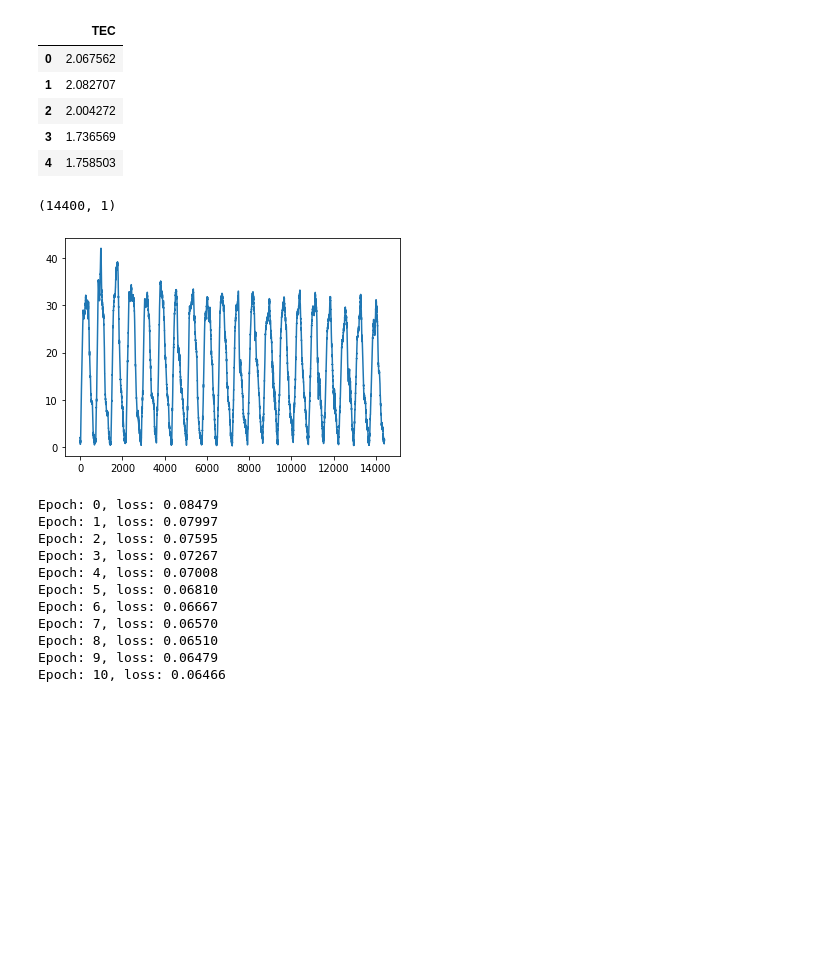
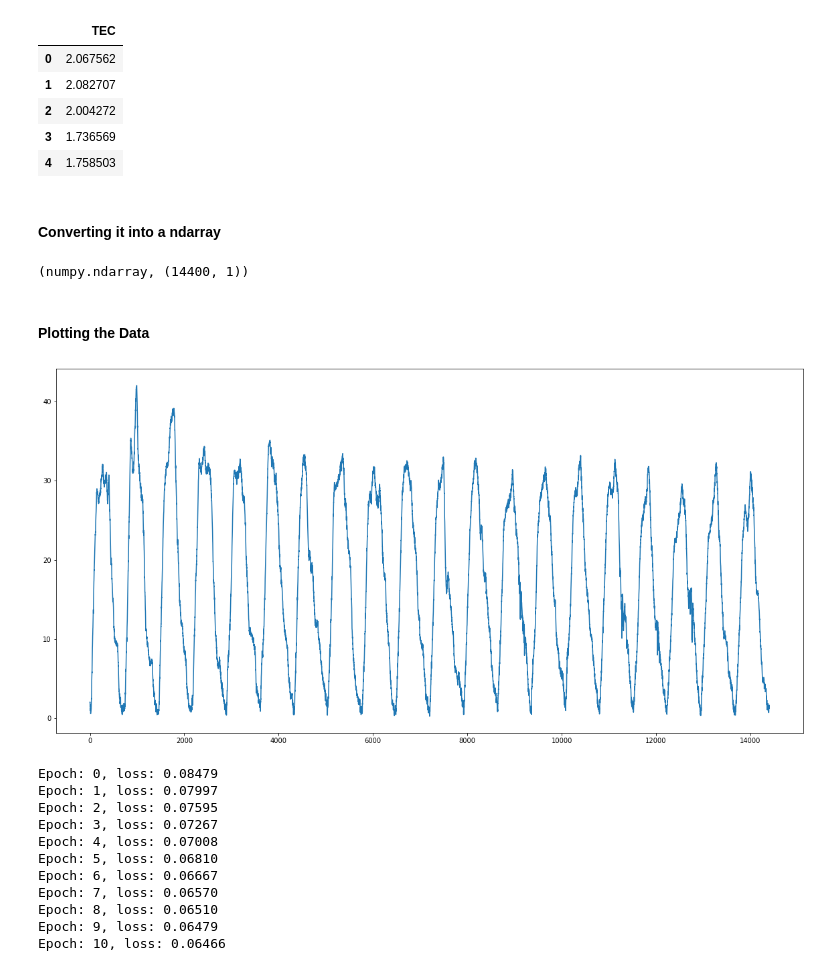
Before and after one commit to YashwanthAllakky/tec-ann, a Jupyter notebook: pytorch_lstm_2.ipynb, the cells around one changed output. Saved outputs shown, nothing was run; the diff lists cells and outputs as text; code cells hidden in the pictures; blank space fills up the shorter version.

```diff
--- a/pytorch_lstm_2.ipynb
+++ b/pytorch_lstm_2.ipynb
@@ -28,17 +34,23 @@ df.head()
 | 2 | 2.004272 |
 | 3 | 1.736569 |
 | 4 | 1.758503 |
+# %% [markdown]
+#### Converting it into a ndarray
 # %%
 training_set = df.iloc[:,:].values
-# %%
-training_set.shape
-# %% [output]
-(14400, 1)
+# %%
+type(training_set), training_set.shape
+# %% [output]
+(numpy.ndarray, (14400, 1))
+# %% [markdown]
+#### Plotting the Data
 # %%
+plt.figure(figsize=(20,10))
+
 plt.plot(training_set, label = 'TEC Values')
 plt.show()
 # %% [output]
-[figure, old version]
+[figure, new version]
 # %%
 def sliding_windows(data, seq_length):
     x = []
```
Also changed, not shown: parts of 6 cells of this notebook.
